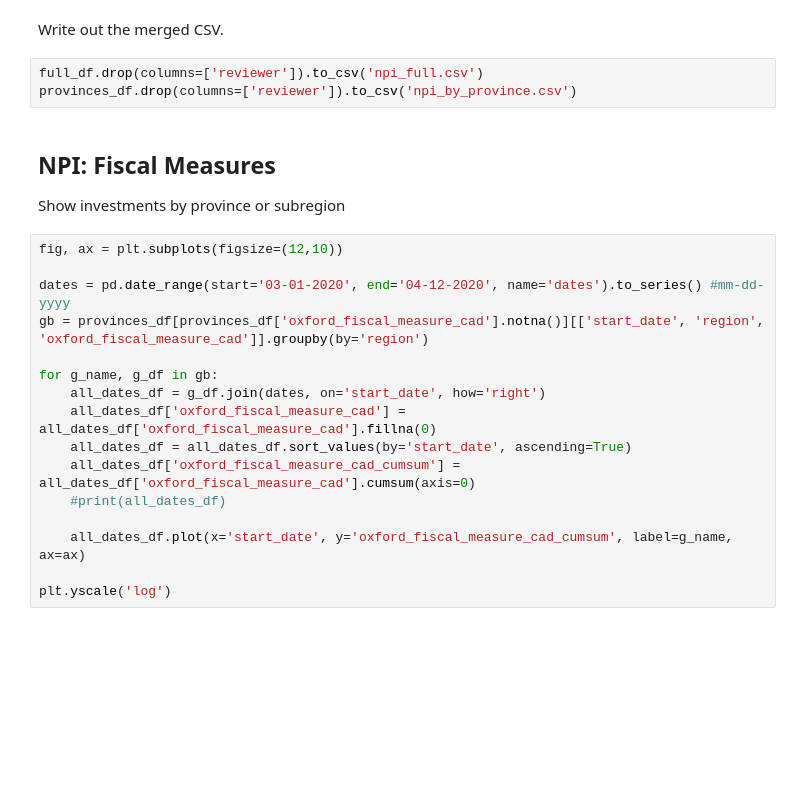
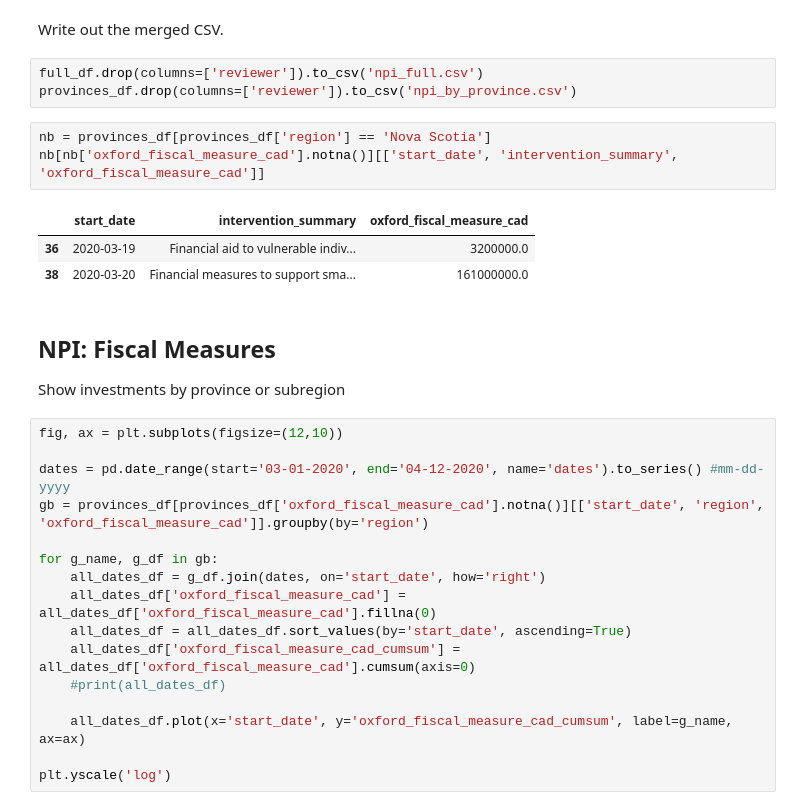
Before and after one commit to jajsmith/COVID19NonPharmaceuticalInterventions, a Jupyter notebook: npi_analysis.ipynb, the cells around one changed output. Cells and saved outputs as stored; diff of their text form; blank space fills up the shorter version.

Commit message:
Updated Nova Scotia oxford intervention labeling

```diff
--- a/npi_analysis.ipynb
+++ b/npi_analysis.ipynb
@@ -193,6 +173,13 @@ Write out the merged CSV.
 # %%
 full_df.drop(columns=['reviewer']).to_csv('npi_full.csv')
 provinces_df.drop(columns=['reviewer']).to_csv('npi_by_province.csv')
+# %%
+nb = provinces_df[provinces_df['region'] == 'Nova Scotia']
+nb[nb['oxford_fiscal_measure_cad'].notna()][['start_date', 'intervention_summary', 'oxford_fiscal_measure_cad']]
+# %% [output]
+|  | start_date | intervention_summary | oxford_fiscal_measure_cad |
+| 36 | 2020-03-19 | Financial aid to vulnerable indiv... | 3200000.0 |
+| 38 | 2020-03-20 | Financial measures to support sma... | 161000000.0 |
 # %% [markdown]
 ## NPI: Fiscal Measures
 
```
Also changed, not shown: parts of 6 cells of this notebook, 2 other files.
